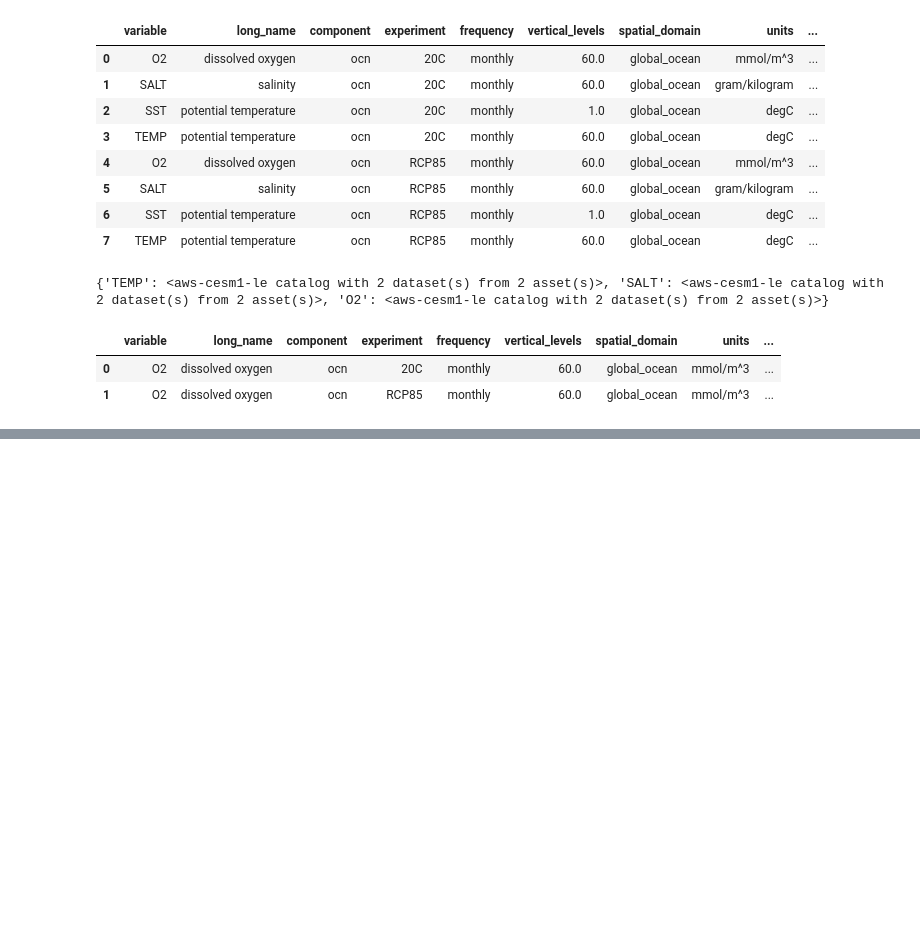
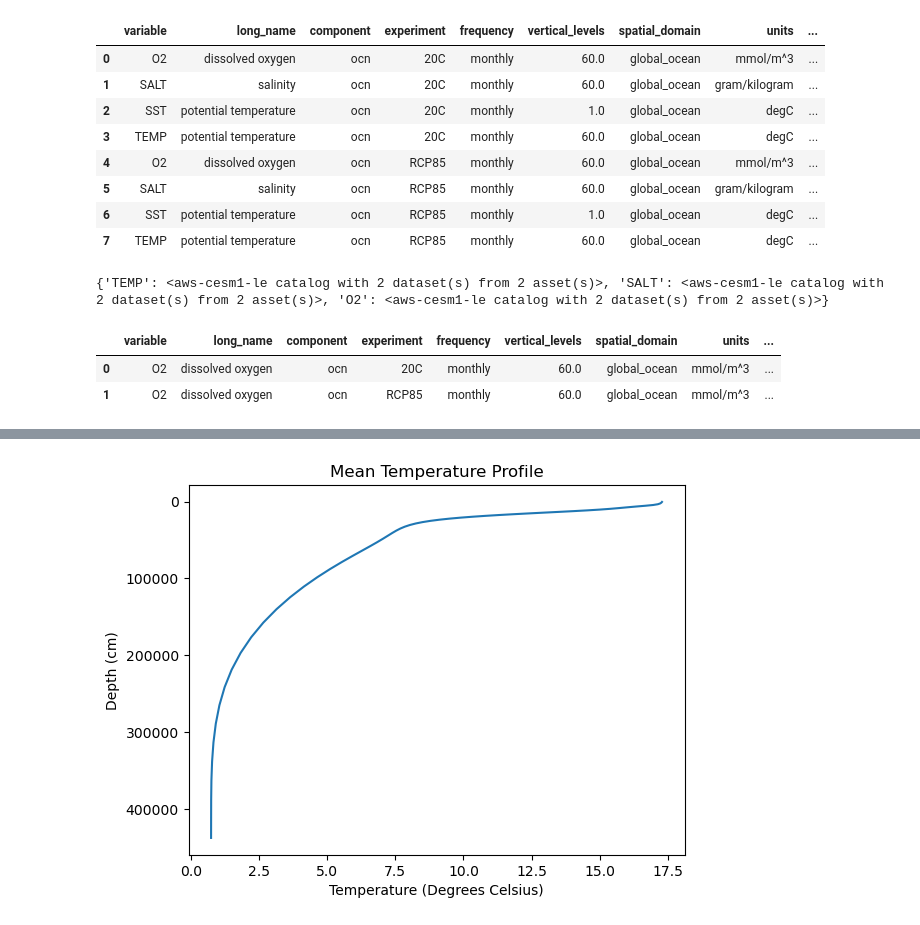
Before and after one commit to Channelislanders/toolkit, a Jupyter notebook: test_notebooks/olivia-scratch.ipynb, the cells around one changed output, grey strips where cells are left out. Saved outputs shown, nothing was run; the diff lists cells and outputs as text; code cells hidden in the pictures; blank space fills up the shorter version.

```diff
--- a/test_notebooks/olivia-scratch.ipynb
+++ b/test_notebooks/olivia-scratch.ipynb
@@ -128,26 +138,28 @@ latlon_subset.to_netcdf("latlon_TEMP_subset.nc")
 # %%
-#latlon_subset = ds_20C_TEMP.isel(nlat = 280, nlon = 240)
-
-#latlon_subset.to_netcdf("latlon_TEMP_subset.nc")
+#load in the netcdf file created above
+##
+latlon_TEMP_final = xr.open_dataset("latlon_TEMP_subset.nc")
 
 # Initialize an empty list to store mean values for each member_id
 TEMP_means_list = []
 
 # Loop through each member_id and calculate the mean
 for member in ds_20C_TEMP.member_id:
-    member_mean = latlon_subset.sel(member_id=member).TEMP.mean("time")
+    member_mean = latlon_TEMP_final.sel(member_id=member).TEMP.mean("time")
     TEMP_means_list.append(member_mean)
 
 # Convert the list to an xarray DataArray (assuming member IDs are a coordinate)
 TEMP_means = xr.concat(TEMP_means_list, dim='member_id').mean('member_id')
 
 # Plot the dissolved oxygen with inverted y-axis
 plt.figure()
 TEMP_means.plot(y='z_t')
 plt.gca().invert_yaxis()
 plt.xlabel('Temperature (Degrees Celsius)')
 plt.ylabel('Depth (cm)')
 plt.title('Mean Temperature Profile')
 plt.show()
+# %% [output]
+[figure, added]
 # %%
 # Approximate latitude range for southern California
```
Also changed, not shown: parts of 3 cells of this notebook, 1 other file.
